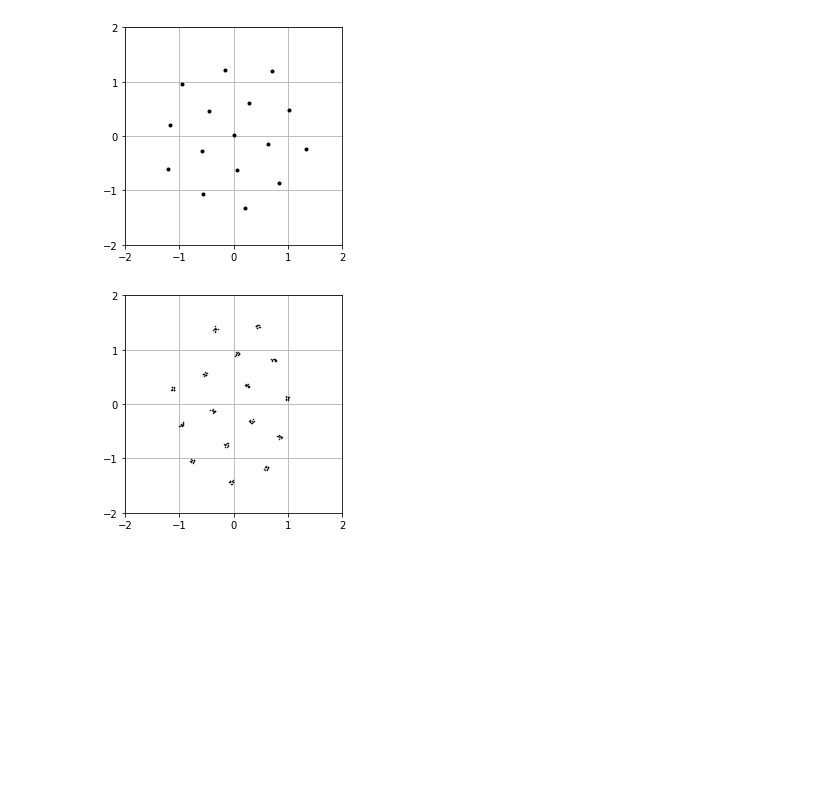
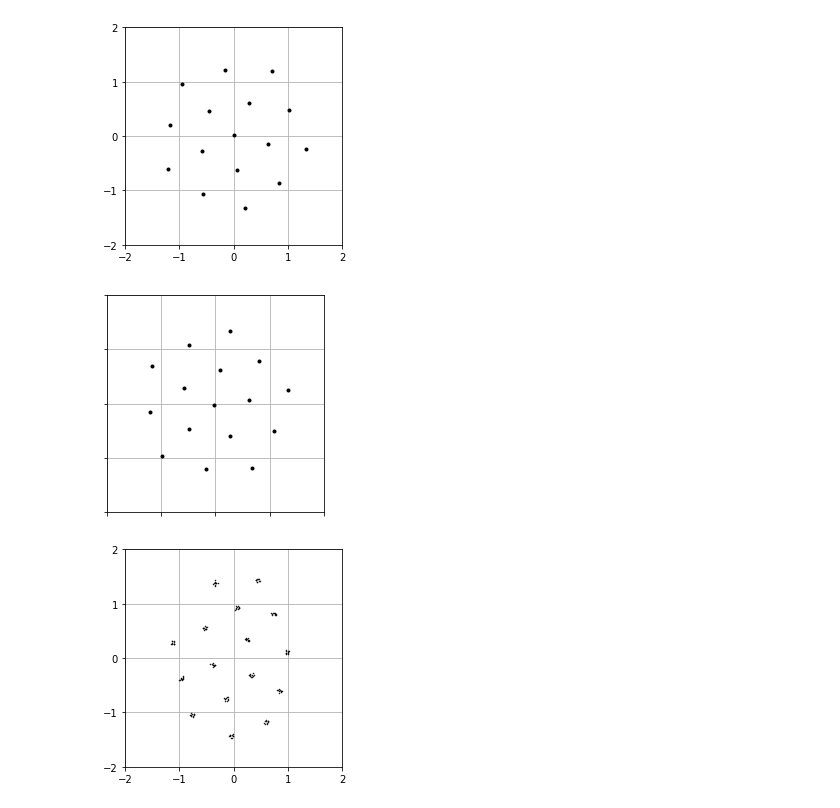
Before and after one commit to alistairwallace97/DNN_short_block_comms, a Jupyter notebook: initial_dnn_comms.ipynb, the cells around one changed output. Cells and saved outputs as stored; diff of their text form; code cells hidden in the pictures; blank space fills up the shorter version.

```diff
--- a/initial_dnn_comms.ipynb
+++ b/initial_dnn_comms.ipynb
@@ -544,10 +544,35 @@ def plot_tSNE_channel_symbols(channel_symbols, dot_size = None):
     plt.xticks([-2,-1,0,1,2])
     plt.yticks([-2,-1,0,1,2])
     plt.grid(True)
+# %%
+def plot_tSNE_channel_symbols_no_ticks(channel_symbols, dot_size = None):
+    tSNE_channel_symbols = TSNE(n_components=2).fit_transform(channel_symbols)
+    # Normalise the dimensionally reduced channel symbols
+    no_mean = tSNE_channel_symbols - np.mean(tSNE_channel_symbols, axis=0)
+    avg_power = np.mean(np.sqrt(np.sum(np.square(no_mean),axis=1)))
+    normalised = no_mean/avg_power
+
+    fig, ax = plt.subplots()
+    if(dot_size == None):
+        ax.plot(normalised[:,0], normalised[:,1],\
+                'k.')
+    else:
+        ax.plot(normalised[:,0], normalised[:,1],\
+                'k.', markersize=6)
+    ax.set_aspect('equal', 'box')
+    ax.set_yticklabels([])
+    ax.set_xticklabels([])
+    plt.xticks([-2,-1,0,1,2])
+    plt.yticks([-2,-1,0,1,2])
+    plt.grid(True)
 # %%
 def plot_tSNE_constellation_diagram(valid_set, transmitter, dot_size = None):
     channel_symbols = transmitter.predict(valid_set)
     plot_tSNE_channel_symbols(channel_symbols, dot_size)
+# %%
+def plot_tSNE_channel_symbols_no_ticks(valid_set, transmitter, dot_size = None):
+    channel_symbols = transmitter.predict(valid_set)
+    plot_tSNE_channel_symbols_no_ticks(channel_symbols, dot_size)
 # %%
 def plot_noisy_tSNE_constellation_diagram(valid_set, transmitter, num_iters, dot_size = None):
     all_symbs = np.empty([0,7])
@@ -1721,6 +1746,11 @@ plot_tSNE_constellation_diagram(all_one_hot_messages16, transmitter7_4)
 # plt.savefig("./figures/leaky_relu_7_4_constellation_diagram.png")
 # %% [output]
 [figure]
+# %%
+plot_tSNE_channel_symbols_no_ticks(all_one_hot_messages16, transmitter7_4)
+# plt.savefig("./figures/cover_photo.png")
+# %% [output]
+[figure, added]
 # %%
 plot_noisy_tSNE_constellation_diagram(all_one_hot_messages16, channel_sym_with_noise7_4, 10, dot_size=1)
 # plt.savefig("./figures/leaky_relu_7_4_constellation_diagram.png")
```
Also changed, not shown: parts of 3 cells of this notebook, 2 other files.
